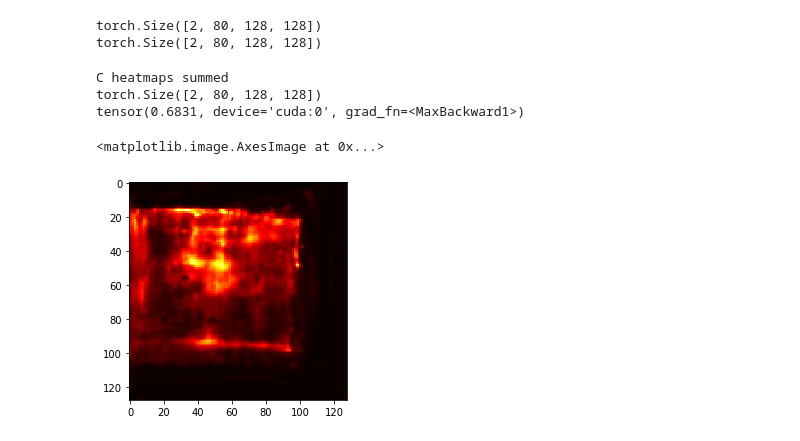
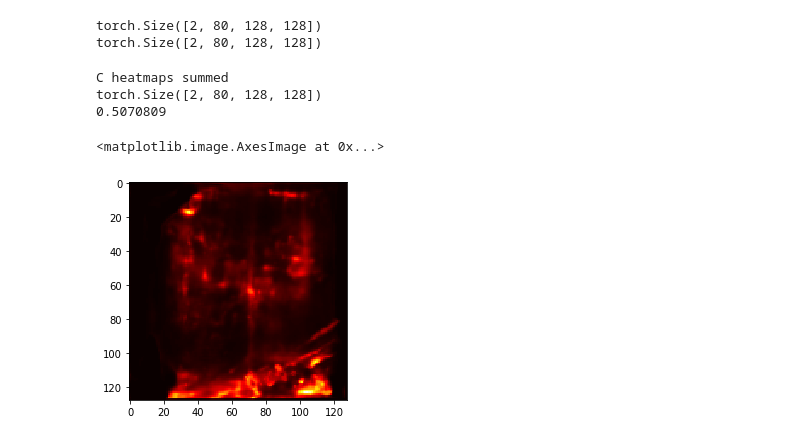
Before and after one commit to s-kill/FewShot-CenterNet, a Jupyter notebook: src/pruebas4-HMS_best.ipynb, the cells around one changed output. Cells and saved outputs as stored; diff of their text form; code cells hidden in the pictures.

```diff
--- a/src/pruebas4-HMS_best.ipynb
+++ b/src/pruebas4-HMS_best.ipynb
@@ -104,13 +106,13 @@ torch.Size([2, 80, 128, 128])
 # %%
 print('C heatmaps summed')
 img_gt2 = pred_hm.detach().cpu().numpy()
-img = img_gt2[1,7,:,:]
+img_r = img_gt2[0,56,:,:]
 print(pred_hm.size())
-print(pred_hm.max())
-plt.imshow(img, cmap='hot', interpolation='nearest')
+print(img_r.max())
+plt.imshow(img_r, cmap='hot', interpolation='nearest')
 # %% [output]
 C heatmaps summed
 torch.Size([2, 80, 128, 128])
-tensor(0.6831, device='cuda:0', grad_fn=<MaxBackward1>)
+0.5070809
 <matplotlib.image.AxesImage at 0x...>
-[figure, old version]
+[figure, new version]
```
Also changed, not shown: parts of 11 cells of this notebook, 9 other files.
